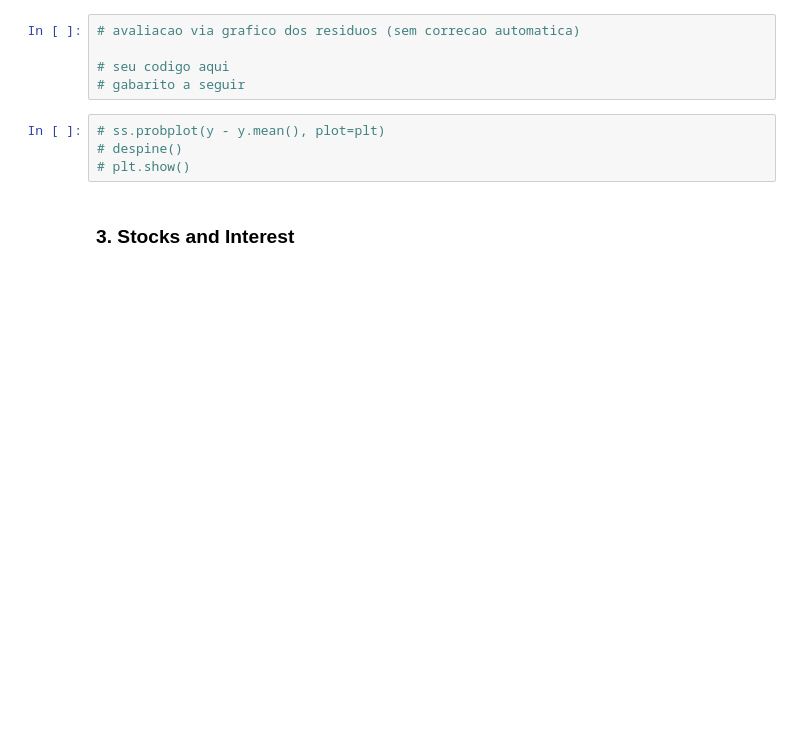
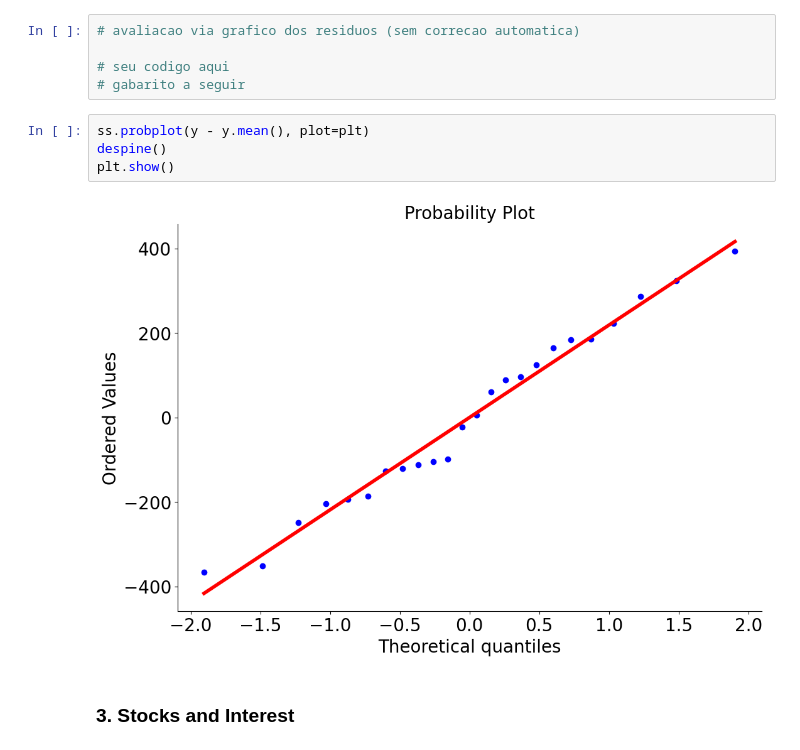
Before and after one commit to ricardo007230/sol, a Jupyter notebook: listas/l8/sol.ipynb, the cells around one changed output. Saved outputs shown, nothing was run; the diff lists cells and outputs as text; blank space fills up the shorter version.

```diff
--- a/listas/l8/sol.ipynb
+++ b/listas/l8/sol.ipynb
@@ -526,9 +546,11 @@ assert_equal(menores, 11)
 # seu codigo aqui
 # gabarito a seguir
 # %%
-# ss.probplot(y - y.mean(), plot=plt)
-# despine()
-# plt.show()
+ss.probplot(y - y.mean(), plot=plt)
+despine()
+plt.show()
+# %% [output]
+[figure, added]
 # %% [markdown]
 ### 3. Stocks and Interest
 # %% [markdown]
```
Also changed, not shown: parts of 15 cells of this notebook.
